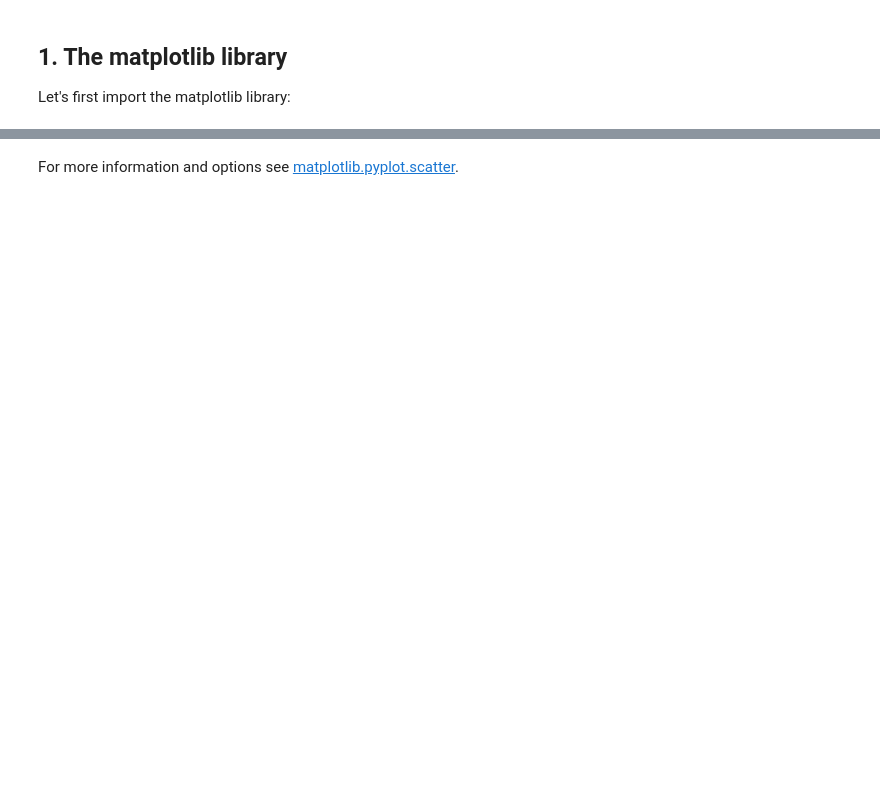
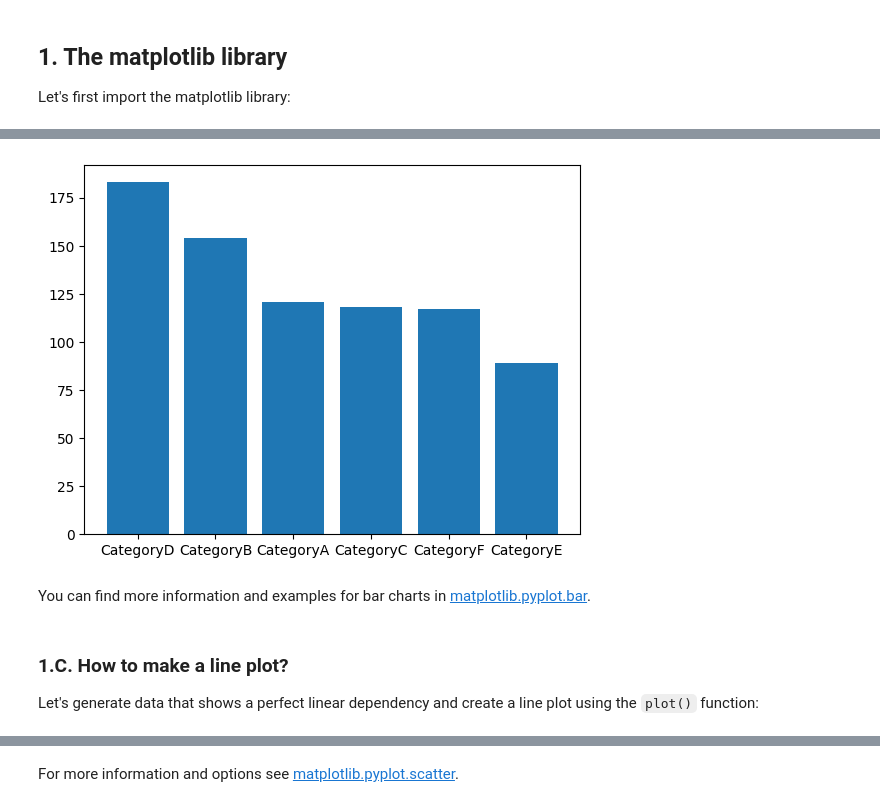
Before and after one commit to jbossios/python-tutorial, a Jupyter notebook: Jupyter-Notebooks/06_Data_Visualization.ipynb, the cells around one changed output, grey strips where cells are left out. Saved outputs shown, nothing was run; the diff lists cells and outputs as text; code cells hidden in the pictures; blank space fills up the shorter version.

````diff
--- a/Jupyter-Notebooks/06_Data_Visualization.ipynb
+++ b/Jupyter-Notebooks/06_Data_Visualization.ipynb
@@ -28,0 +49,22 @@ For more information and options see [matplotlib.pyplot.hist](https://matplotlib
+# %%
+data_dict = {
+    'CategoryA': 121,
+    'CategoryB': 154,
+    'CategoryC': 118,
+    'CategoryD': 183,
+    'CategoryE': 89,
+    'CategoryF': 117
+}
+sorted_data_dict = dict(sorted(data_dict.items(), key=lambda x:x[1], reverse=True))
+
+# Plot the distribution of the generated numbers
+plt.bar(sorted_data_dict.keys(), sorted_data_dict.values())
+plt.show()
+# %% [output]
+[figure, added]
+# %% [markdown]
+You can find more information and examples for bar charts in [matplotlib.pyplot.bar](https://matplotlib.org/stable/api/_as_gen/matplotlib.pyplot.bar.html).
+# %% [markdown]
+### <div id='matplotlib_line'>1.C. How to make a line plot?</div>
+
+Let's generate data that shows a perfect linear dependency and create a line plot using the ```plot()``` function:
````
Also changed, not shown: parts of 33 cells of this notebook.
